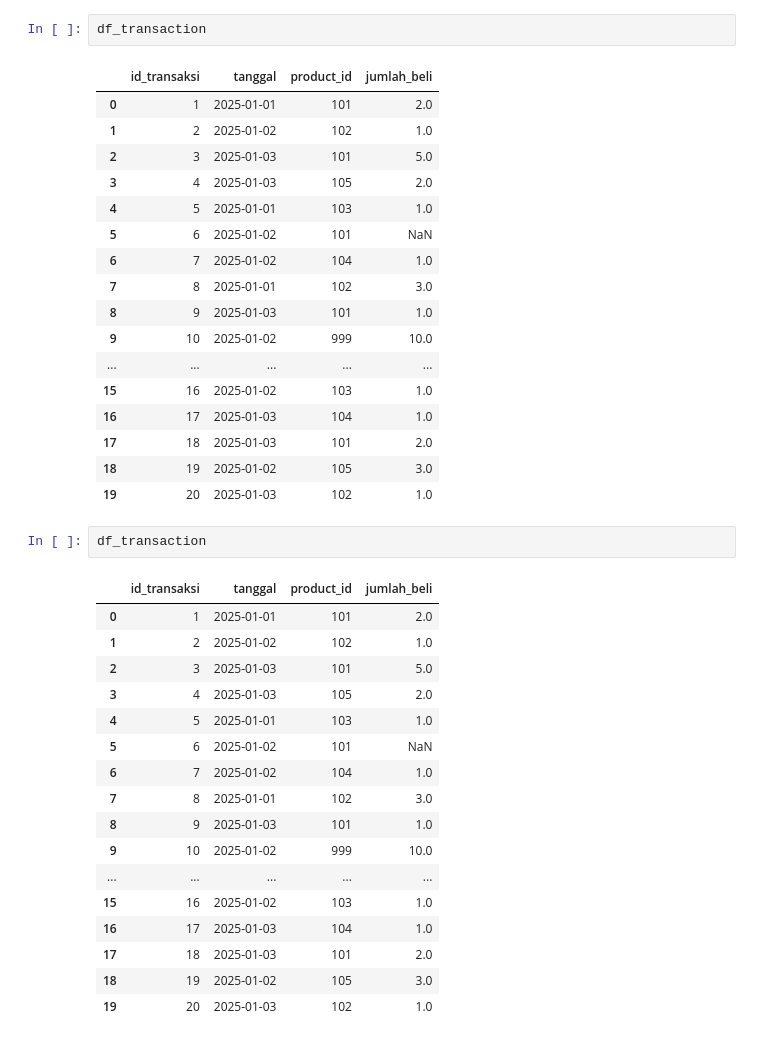
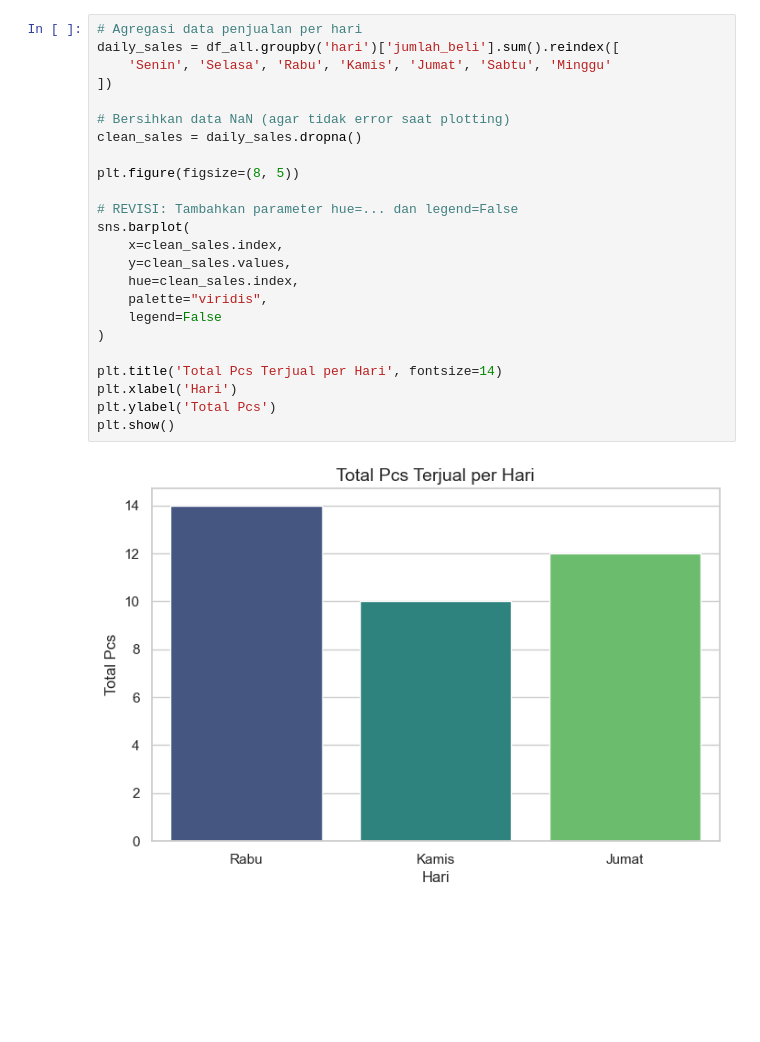
Before and after one commit to msultanalhakim/dummy-project, a Jupyter notebook: coffee-shop-audit/coffee_shop_audit.ipynb, the cells around one changed output. Saved outputs shown, nothing was run; the diff lists cells and outputs as text; blank space fills up the shorter version.

```diff
--- a/coffee-shop-audit/coffee_shop_audit.ipynb
+++ b/coffee-shop-audit/coffee_shop_audit.ipynb
@@ -215,40 +90,26 @@ plt.show()
-# %%
-df_transaction
-# %% [output]
-|  | id_transaksi | tanggal | product_id | jumlah_beli |
-| 0 | 1 | 2025-01-01 | 101 | 2.0 |
-| 1 | 2 | 2025-01-02 | 102 | 1.0 |
-| 2 | 3 | 2025-01-03 | 101 | 5.0 |
-| 3 | 4 | 2025-01-03 | 105 | 2.0 |
-| 4 | 5 | 2025-01-01 | 103 | 1.0 |
-| 5 | 6 | 2025-01-02 | 101 | NaN |
-| 6 | 7 | 2025-01-02 | 104 | 1.0 |
-| 7 | 8 | 2025-01-01 | 102 | 3.0 |
-| 8 | 9 | 2025-01-03 | 101 | 1.0 |
-| 9 | 10 | 2025-01-02 | 999 | 10.0 |
-| ... | ... | ... | ... | ... |
-| 15 | 16 | 2025-01-02 | 103 | 1.0 |
-| 16 | 17 | 2025-01-03 | 104 | 1.0 |
-| 17 | 18 | 2025-01-03 | 101 | 2.0 |
-| 18 | 19 | 2025-01-02 | 105 | 3.0 |
-| 19 | 20 | 2025-01-03 | 102 | 1.0 |
-# %%
-df_transaction
-# %% [output]
-|  | id_transaksi | tanggal | product_id | jumlah_beli |
-| 0 | 1 | 2025-01-01 | 101 | 2.0 |
-| 1 | 2 | 2025-01-02 | 102 | 1.0 |
-| 2 | 3 | 2025-01-03 | 101 | 5.0 |
-| 3 | 4 | 2025-01-03 | 105 | 2.0 |
-| 4 | 5 | 2025-01-01 | 103 | 1.0 |
-| 5 | 6 | 2025-01-02 | 101 | NaN |
-| 6 | 7 | 2025-01-02 | 104 | 1.0 |
-| 7 | 8 | 2025-01-01 | 102 | 3.0 |
-| 8 | 9 | 2025-01-03 | 101 | 1.0 |
-| 9 | 10 | 2025-01-02 | 999 | 10.0 |
-| ... | ... | ... | ... | ... |
-| 15 | 16 | 2025-01-02 | 103 | 1.0 |
-| 16 | 17 | 2025-01-03 | 104 | 1.0 |
-| 17 | 18 | 2025-01-03 | 101 | 2.0 |
-| 18 | 19 | 2025-01-02 | 105 | 3.0 |
-| 19 | 20 | 2025-01-03 | 102 | 1.0 |
+# %%
+# Agregasi data penjualan per hari
+daily_sales = df_all.groupby('hari')['jumlah_beli'].sum().reindex([
+    'Senin', 'Selasa', 'Rabu', 'Kamis', 'Jumat', 'Sabtu', 'Minggu'
+])
+
+# Bersihkan data NaN (agar tidak error saat plotting)
+clean_sales = daily_sales.dropna()
+
+plt.figure(figsize=(8, 5))
+
+# REVISI: Tambahkan parameter hue=... dan legend=False
+sns.barplot(
+    x=clean_sales.index,
+    y=clean_sales.values,
+    hue=clean_sales.index,
+    palette="viridis",
+    legend=False
+)
+
+plt.title('Total Pcs Terjual per Hari', fontsize=14)
+plt.xlabel('Hari')
+plt.ylabel('Total Pcs')
+plt.show()
+# %% [output]
+[figure, added]
```
Also changed, not shown: parts of 25 cells of this notebook, 2 other files.
